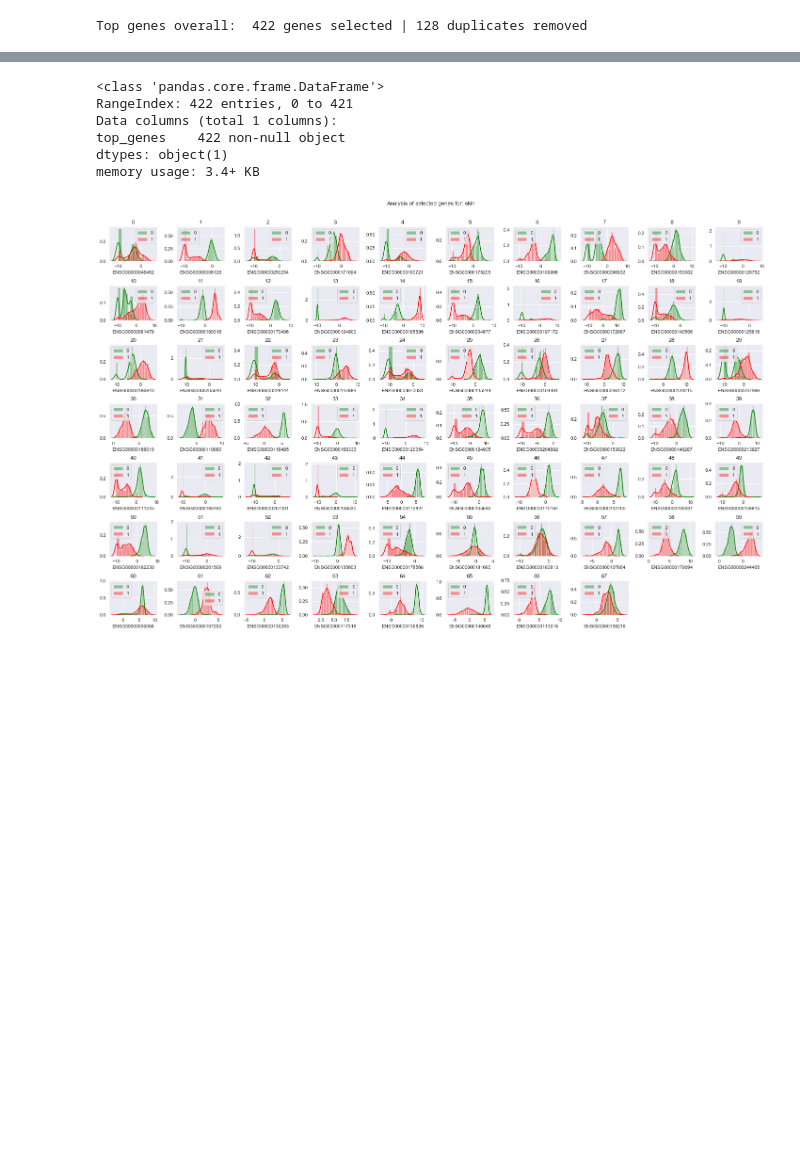
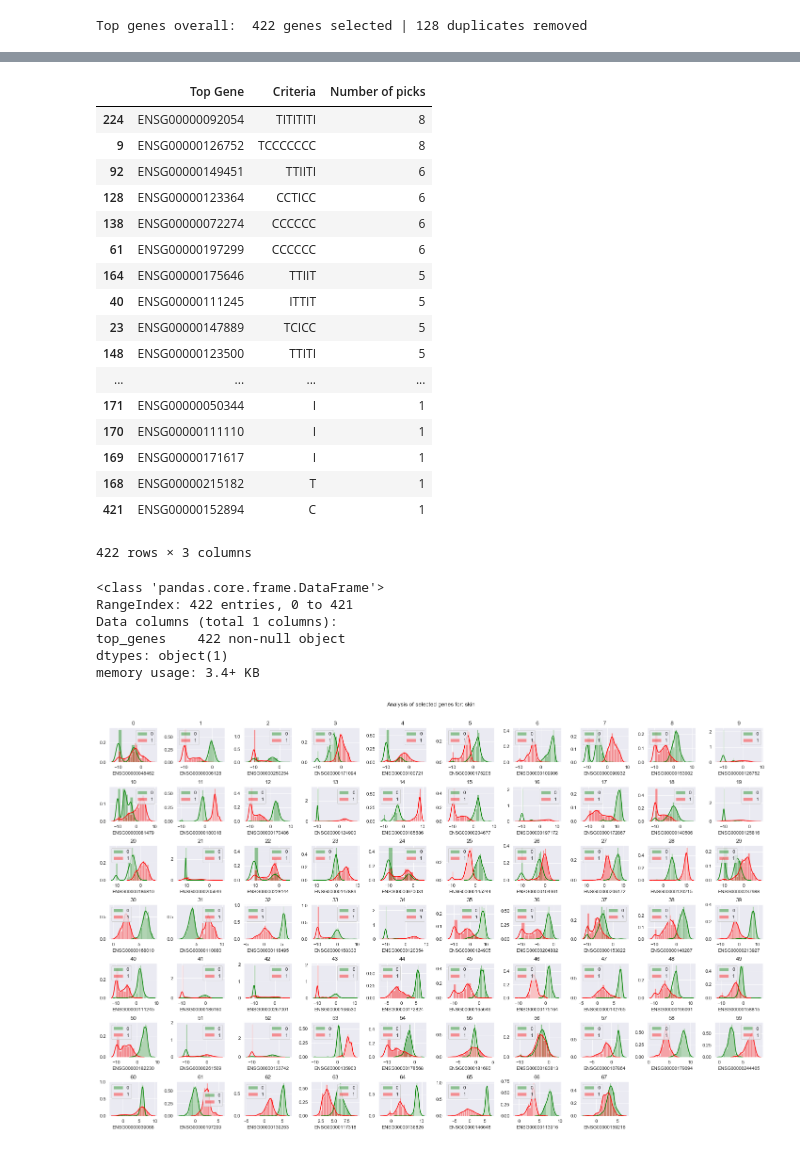
Before and after one commit to mikesamir/oncological_gene_expression_analysis, a Jupyter notebook: 2_Model_Evaluation.ipynb, the cells around one changed output, grey strips where cells are left out. Drawn from its saved outputs; the diff is of its cells as text; code cells hidden in the pictures; blank space fills up the shorter version.

```diff
--- a/2_Model_Evaluation.ipynb
+++ b/2_Model_Evaluation.ipynb
@@ -313,3 +425,24 @@ Top genes overall:  422 genes selected | 128 duplicates removed
+# %%
+top_genes
+# %% [output]
+|  | Top Gene | Criteria | Number of picks |
+| 224 | ENSG00000092054 | TITITITI | 8 |
+| 9 | ENSG00000126752 | TCCCCCCC | 8 |
+| 92 | ENSG00000149451 | TTIITI | 6 |
+| 128 | ENSG00000123364 | CCTICC | 6 |
+| 138 | ENSG00000072274 | CCCCCC | 6 |
+| 61 | ENSG00000197299 | CCCCCC | 6 |
+| 164 | ENSG00000175646 | TTIIT | 5 |
+| 40 | ENSG00000111245 | ITTIT | 5 |
+| 23 | ENSG00000147889 | TCICC | 5 |
+| 148 | ENSG00000123500 | TTITI | 5 |
+| ... | ... | ... | ... |
+| 171 | ENSG00000050344 | I | 1 |
+| 170 | ENSG00000111110 | I | 1 |
+| 169 | ENSG00000171617 | I | 1 |
+| 168 | ENSG00000215182 | T | 1 |
+| 421 | ENSG00000152894 | C | 1 |
+422 rows × 3 columns
 # %%
 df= pd.read_csv("Output/Results/Top_genes/top_genes_1.0.csv")
 # %%
```
Also changed, not shown: parts of 12 cells of this notebook, 5 other files.
